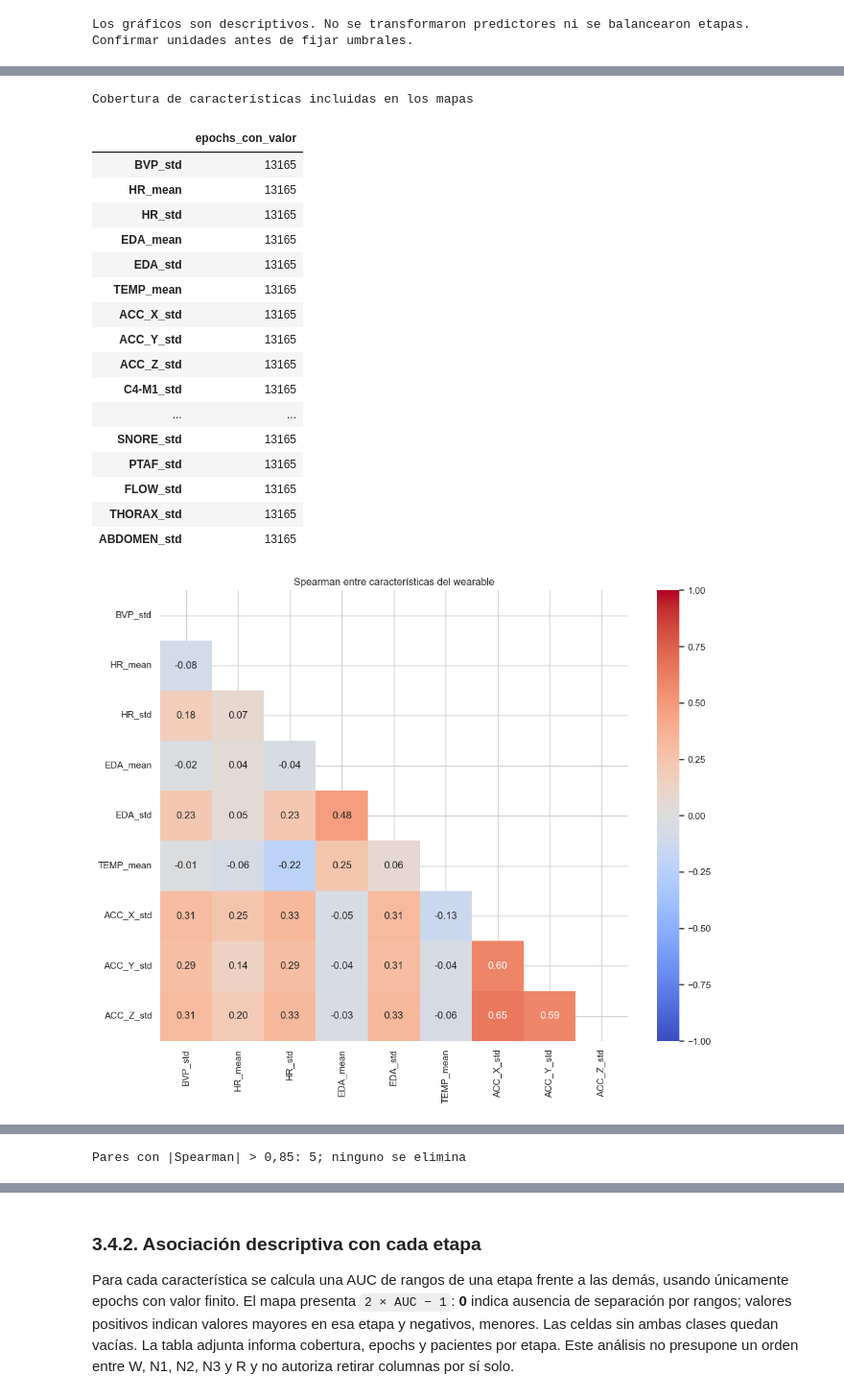
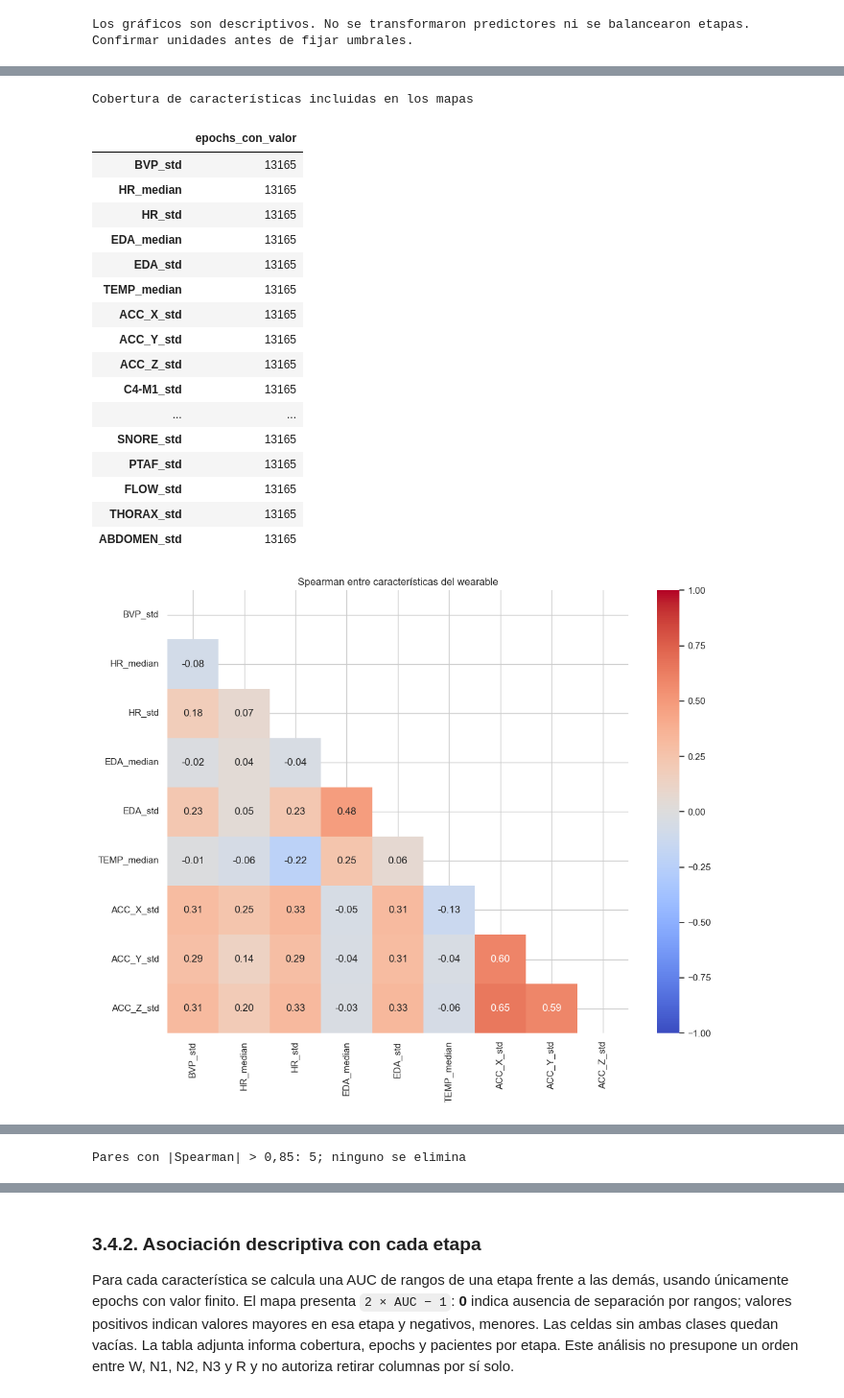
Before and after one commit to Taritto/TPI_CDD_G7, a Jupyter notebook: temporal_version_tp_cdd.ipynb, the cells around one changed output, grey strips where cells are left out. Shown at 96% size. Drawn from its saved outputs; the diff is of its cells as text; code cells hidden in the pictures.

```diff
--- a/temporal_version_tp_cdd.ipynb
+++ b/temporal_version_tp_cdd.ipynb
@@ -1095,7 +1121,7 @@ display(transition_matrix)
 print("Pares contabilizados:", int(pares_validos.sum()))
 
 # Cada rectángulo representa el intervalo completo de un epoch (0,5 min).
-stage_mapping = {"W": 4, "R": 3, "N1": 2, "N2": 1, "N3": 0}
+stage_mapping = {"W": 4, "N1": 3, "N2": 2, "N3": 1, "R": 0}
 colores_etapas = {
     "W": "#6b7280", "R": "#9b59b6", "N1": "#e69f00",
     "N2": "#56b4e9", "N3": "#0072b2",
@@ -1125,7 +1151,7 @@ if revisables.any():
 
 ax.set_yticks(
     [-1, 0, 1, 2, 3, 4],
-    labels=["Revisar", "N3", "N2", "N1", "R", "W"],
+    labels=["Revisar", "R", "N3", "N2", "N1", "W"],
 )
 ax.set_xlim(
     0, df_sample_epochs["tiempo_min"].max() + duracion_epoch_min
@@ -3573,9 +4115,14 @@ El tercer mapa compara cada etapa frente al resto mediante AUC de rangos. Se usa
 if "df_epochs_all" not in globals() or df_epochs_all.empty:
     raise ValueError("Falta df_epochs_all. Ejecutar primero la sección 3.1.")
 
+columnas_centrales = ["HR_median", "EDA_median", "TEMP_median"]
+faltantes_centrales = [c for c in columnas_centrales if c not in df_epochs_all.columns]
+if faltantes_centrales:
+    raise ValueError(f"Faltan columnas esperadas del ETL: {faltantes_centrales}")
+
 wearable_mapa = [c for c in [
-    "BVP_std", "HR_mean", "HR_std", "IBI_mean", "EDA_mean", "EDA_std",
-    "TEMP_mean", "ACC_X_std", "ACC_Y_std", "ACC_Z_std", "SAO2_mean",
+    "BVP_std", "HR_median", "HR_std", "EDA_median", "EDA_std",
+    "TEMP_median", "ACC_X_std", "ACC_Y_std", "ACC_Z_std",
 ] if c in df_epochs_all.columns]
 psg_mapa = [f"{senal}_std" for senal in psg_cols
             if f"{senal}_std" in df_epochs_all.columns]
@@ -3600,7 +4147,7 @@ if len(wearable_mapa) > 1:
     plt.show()
 
 wearable_cruce = [c for c in [
-    "BVP_std", "HR_mean", "EDA_mean", "TEMP_mean",
+    "BVP_std", "HR_median", "EDA_median", "TEMP_median",
     "ACC_X_std", "ACC_Y_std", "ACC_Z_std",
 ] if c in wearable_mapa]
 psg_cruce = [c for c in [
@@ -3625,34 +4172,34 @@ triangulo = corr_predictores.where(np.triu(np.ones(
     corr_predictores.shape, dtype=bool), k=1))
 pares_revisar = (
     triangulo.stack().rename("spearman").reset_index()
     .rename(columns={"level_0": "variable_1", "level_1": "variable_2"})
 )
 pares_revisar = pares_revisar.loc[
     pares_revisar["spearman"].abs().gt(0.85)
 ].copy()
 pares_revisar["magnitud"] = pares_revisar["spearman"].abs()
 pares_revisar = pares_revisar.sort_values(
     "magnitud", ascending=False
 ).reset_index(drop=True)
 print(f"Pares con |Spearman| > 0,85: {len(pares_revisar)}; ninguno se elimina")
 display(pares_revisar.head(30))
 # %% [output]
 Cobertura de características incluidas en los mapas
 |  | epochs_con_valor |
 | BVP_std | 13165 |
-| HR_mean | 13165 |
+| HR_median | 13165 |
 | HR_std | 13165 |
-| EDA_mean | 13165 |
+| EDA_median | 13165 |
 | EDA_std | 13165 |
-| TEMP_mean | 13165 |
+| TEMP_median | 13165 |
 | ACC_X_std | 13165 |
 | ACC_Y_std | 13165 |
 | ACC_Z_std | 13165 |
 | C4-M1_std | 13165 |
 | ... | ... |
 | SNORE_std | 13165 |
 | PTAF_std | 13165 |
 | FLOW_std | 13165 |
 | THORAX_std | 13165 |
 | ABDOMEN_std | 13165 |
-[figure, old version]
+[figure, new version]
```
Also changed, not shown: parts of 39 cells of this notebook, 9 other files.
